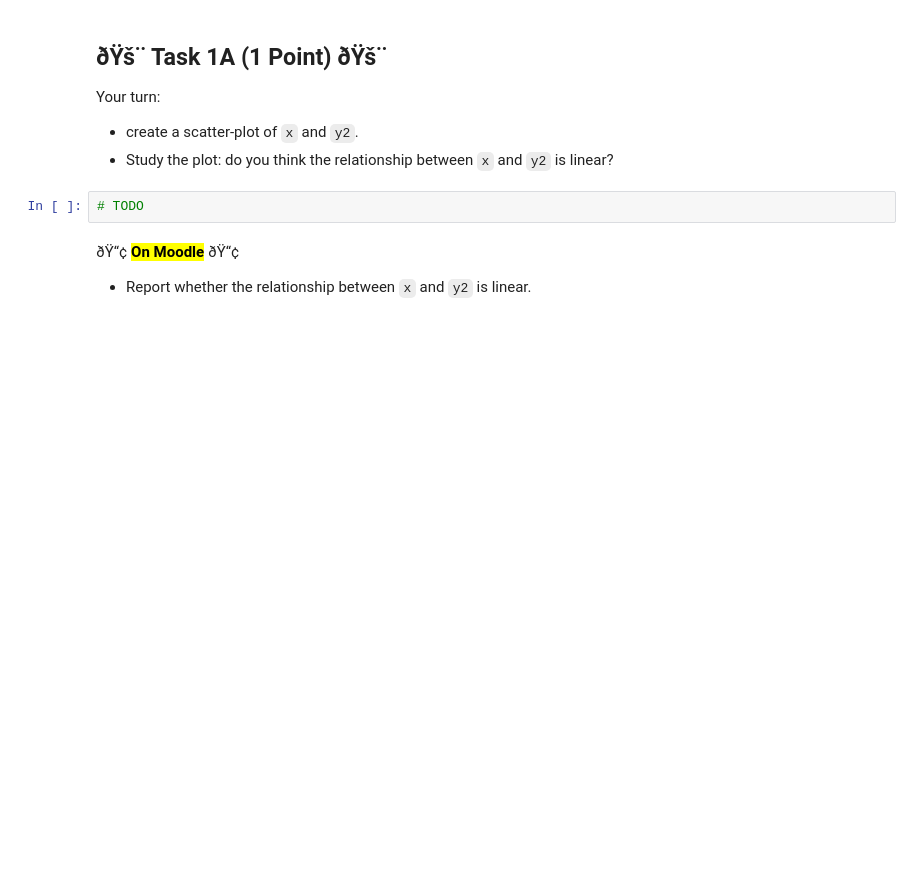
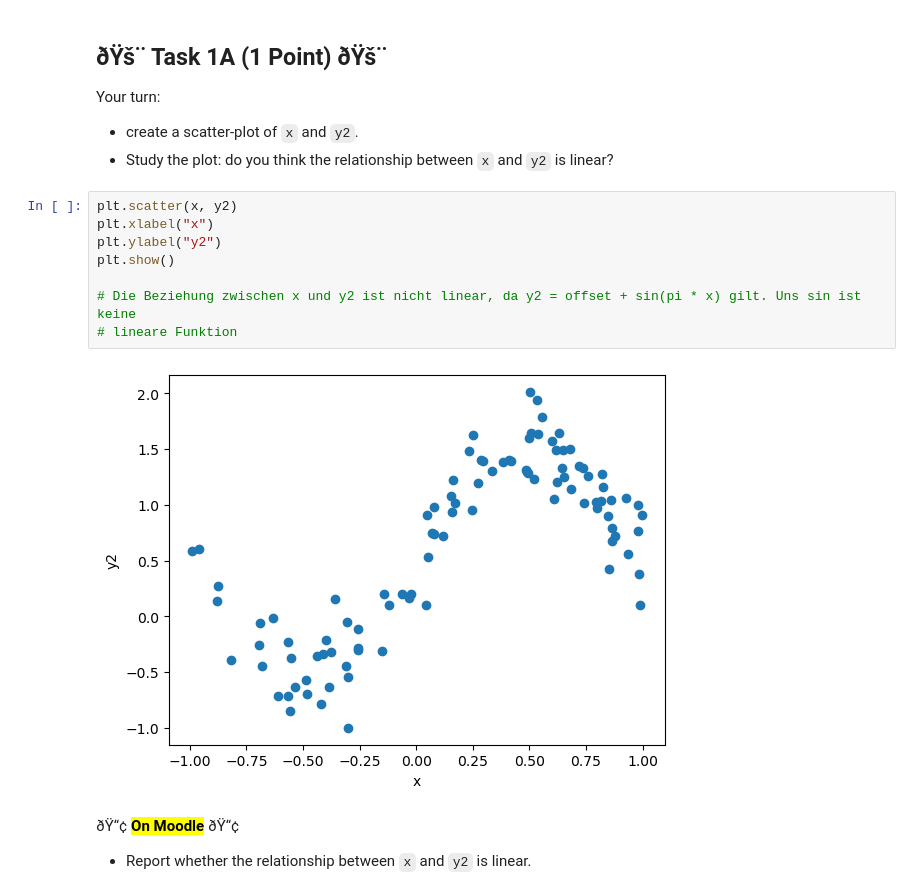
Before and after one commit to shinarove/MLDM_Praktikum, a Jupyter notebook: L02_Linear_Regression.ipynb, the cells around one changed output. Saved outputs shown, nothing was run; the diff lists cells and outputs as text; blank space fills up the shorter version.

```diff
--- a/L02_Linear_Regression.ipynb
+++ b/L02_Linear_Regression.ipynb
@@ -53,8 +58,16 @@ Your turn:
 
 * create a scatter-plot of `x` and `y2`.
 * Study the plot: do you think the relationship between `x` and `y2` is linear?
-# %%
-# TODO
+# %%
+plt.scatter(x, y2)
+plt.xlabel("x")
+plt.ylabel("y2")
+plt.show()
+
+# Die Beziehung zwischen x und y2 ist nicht linear, da y2 = offset + sin(pi * x) gilt. Uns sin ist keine
+# lineare Funktion
+# %% [output]
+[figure, added]
 # %% [markdown]
 ðŸ“¢ **<mark>On Moodle</mark>** ðŸ“¢
 
```
Also changed, not shown: parts of 17 cells of this notebook.
